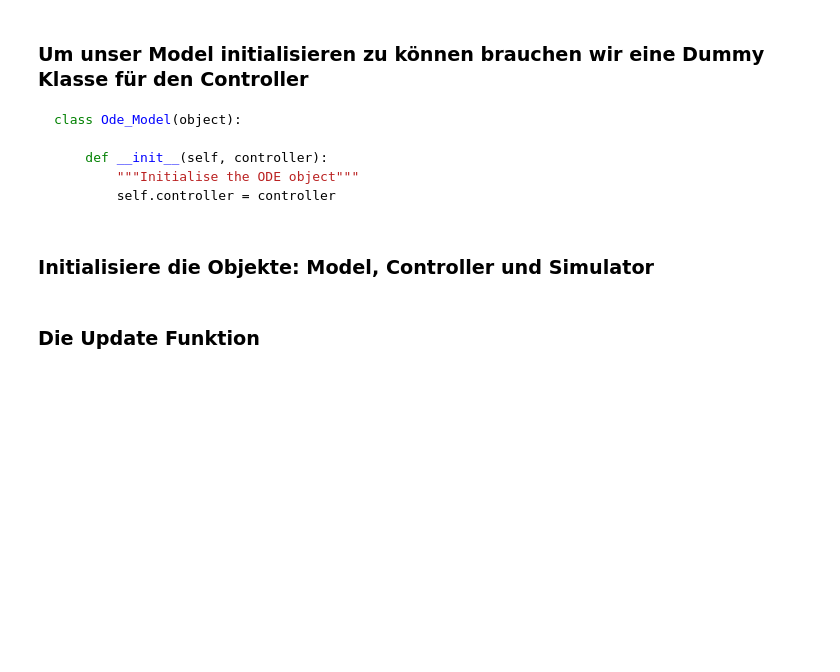
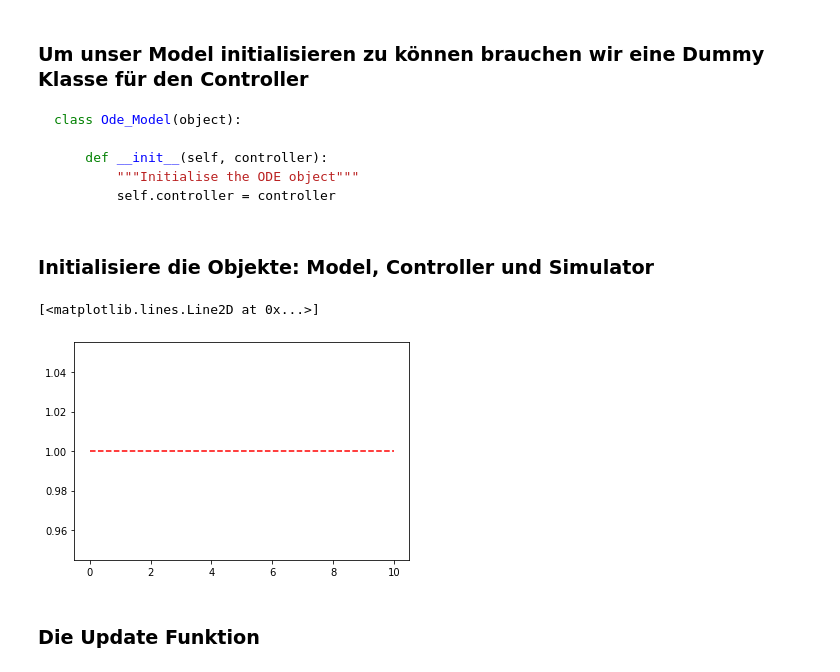
Before and after one commit to NikonPic/Lecture-TUM-MW-3665, a Jupyter notebook: 11 Regelungs und Messtechnick.ipynb, the cells around one changed output. Drawn from its saved outputs; the diff is of its cells as text; code cells hidden in the pictures; blank space fills up the shorter version.

```diff
--- a/11 Regelungs und Messtechnick.ipynb
+++ b/11 Regelungs und Messtechnick.ipynb
@@ -114,9 +115,7 @@ array([0., 0.])
 ### 1.8 Zusammenfassung der Differentialgleichung in einer Klasse
 # %%
 class Ode_Model(object):
-    """
-    Class containing all information about the linear ODE Problem
-    """
+    """containing all information about the linear ODE Problem"""
 
     def __init__(self, controller):
         """Initialise the ODE object"""
@@ -129,10 +128,7 @@ class Ode_Model(object):
 
     def set_physical_params(self, mass=1, damping=1, stiffness=1):
         """set the system parameters"""
-        self.mass = mass # kg
-        self.damping = damping # kg/s
-        self.stiffness = stiffness # kg/s²
-
+        self.mass, self.damping, self.stiffness = mass, damping, stiffness
         # update the System components A and b:
         self.set_A_b()
 
@@ -144,13 +140,10 @@ class Ode_Model(object):
             [-self.stiffness / (self.mass + eps), -self.damping / (self.mass + eps)]
         ])
         # Activation vector b
-        self.b = np.array(
-            [0, 1
-        ])
+        self.b = np.array([0, 1])
 
     def reset(self):
         """reset the system for new simulation"""
-        self.last_t = 0
         self.controller.reset()
 
     def __call__(self, x_vec, dt):
@@ -293,12 +286,17 @@ class Zero_Controller(object):
 # %%
 # setup the objects
 zero_control = Zero_Controller()
 model = Ode_Model(controller=zero_control)
 sim = Euler_Simulator(model)
 
 # vectors for plotting
 t = np.arange(sim.t0, sim.tf + sim.dt, sim.dt)
 x_des = np.ones(t.shape) * zero_control.target
+
+plt.plot(t, x_des, 'r--')
+# %% [output]
+[<matplotlib.lines.Line2D at 0x...>]
+[figure, added]
 # %% [markdown]
 ### Die Update Funktion
 # %%
```
Also changed, not shown: parts of 11 cells of this notebook, 3 other files.
